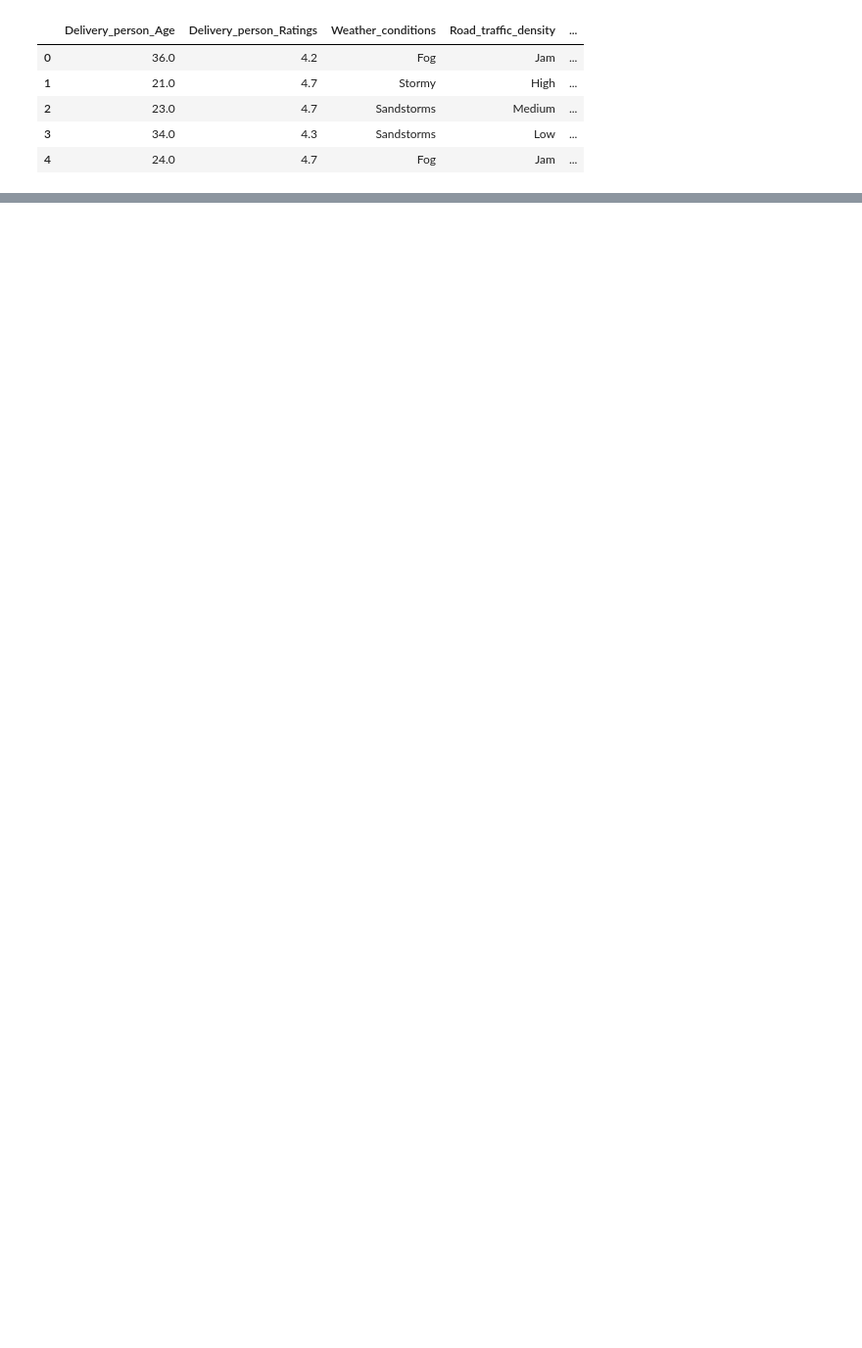
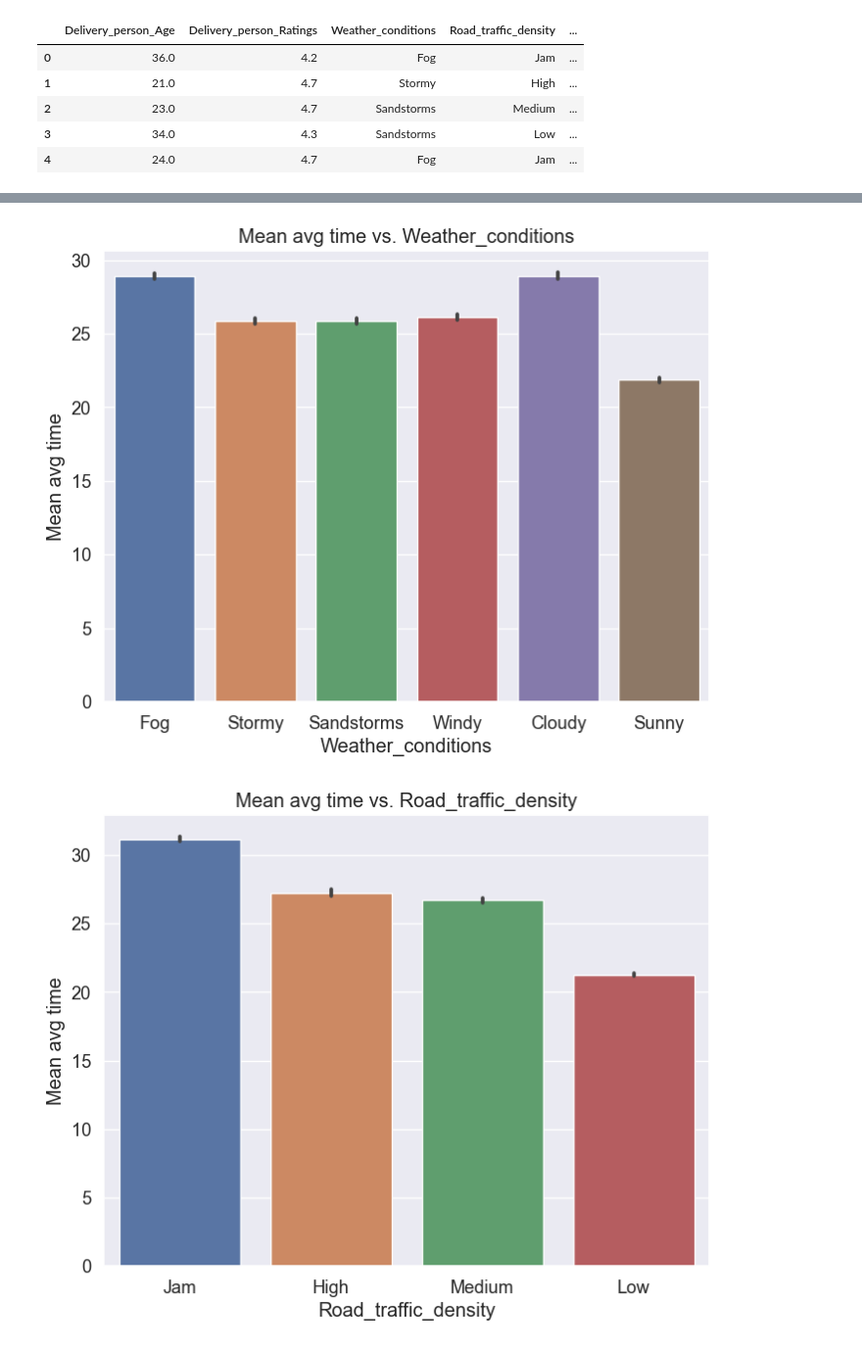
Before and after one commit to Abhishek5635/zomato_ml_project, a Jupyter notebook: notebook/EDA.ipynb, the cells around one changed output, grey strips where cells are left out. Shown at 98% size. Saved outputs shown, nothing was run; the diff lists cells and outputs as text; code cells hidden in the pictures; blank space fills up the shorter version.

```diff
--- a/notebook/EDA.ipynb
+++ b/notebook/EDA.ipynb
@@ -257,0 +319,2 @@ data.to_csv("data/clean_zomato_data.csv")
+# %%
+df.rename(columns={'Time_taken (min)': 'Time_taken'}, inplace=True)
@@ -257,0 +330,16 @@ data.to_csv("data/clean_zomato_data.csv")
+# %%
+import seaborn as sns
+import matplotlib.pyplot as plt
+import numpy as np  # Import numpy for the estimator
+
+# Create multiple bar plots for each categorical column
+for col in categorical_col:
+    plt.figure(figsize=(8, 6))
+    sns.barplot(x=col, y='Time_taken', data=df, estimator=np.mean)  # Use np.mean as estimator
+    plt.xlabel(col)
+    plt.ylabel('Mean avg time')
+    plt.title(f'Mean avg time vs. {col}')
+    plt.show()
+# %% [output]
+[figure, added]
+[figure, added]
```
Also changed, not shown: parts of 26 cells of this notebook, 2 other files.
